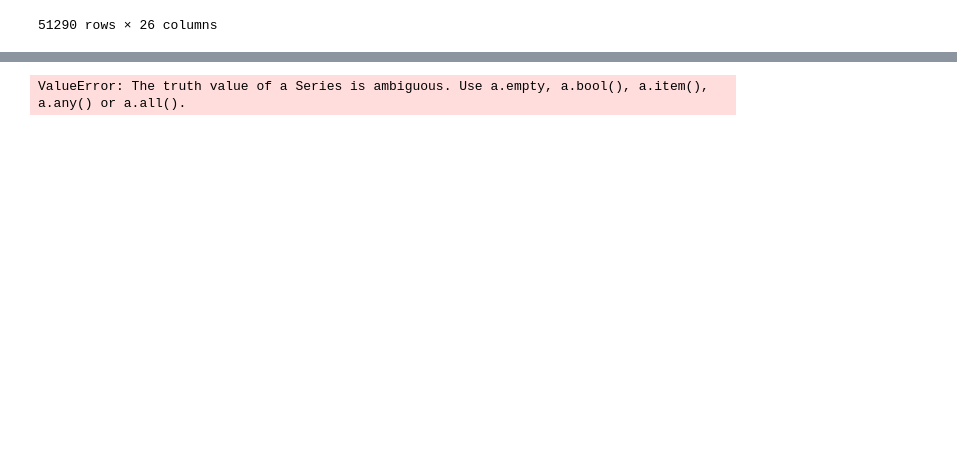
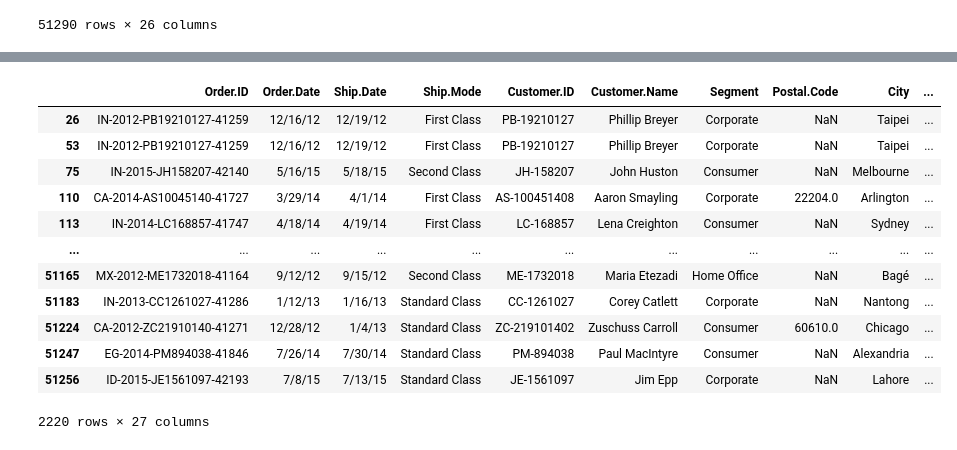
Before and after one commit to jackcopeland11/machine_learning_project, a Jupyter notebook: Hugh_Goode/ML_Lab.ipynb, the cells around one changed output, grey strips where cells are left out. Cells and saved outputs as stored; diff of their text form; code cells hidden in the pictures; blank space fills up the shorter version.

```diff
--- a/Hugh_Goode/ML_Lab.ipynb
+++ b/Hugh_Goode/ML_Lab.ipynb
@@ -221,0 +215,3 @@ def f(row):
+# %%
+combined['target'] = np.where(combined['Returned'].isnull(), 0, 1)
+combined
@@ -222,4 +232,16 @@ def f(row):
 # %%
-combined['target'] = combined.apply(f, axis=1)
+combined[combined['target'] == 1]
 # %% [output]
+|  | Order.ID | Order.Date | Ship.Date | Ship.Mode | Customer.ID | Customer.Name | Segment | Postal.Code | City | ... |
+| 26 | IN-2012-PB19210127-41259 | 12/16/12 | 12/19/12 | First Class | PB-19210127 | Phillip Breyer | Corporate | NaN | Taipei | ... |
+| 53 | IN-2012-PB19210127-41259 | 12/16/12 | 12/19/12 | First Class | PB-19210127 | Phillip Breyer | Corporate | NaN | Taipei | ... |
+| 75 | IN-2015-JH158207-42140 | 5/16/15 | 5/18/15 | Second Class | JH-158207 | John Huston | Consumer | NaN | Melbourne | ... |
+| 110 | CA-2014-AS10045140-41727 | 3/29/14 | 4/1/14 | First Class | AS-100451408 | Aaron Smayling | Corporate | 22204.0 | Arlington | ... |
+| 113 | IN-2014-LC168857-41747 | 4/18/14 | 4/19/14 | First Class | LC-168857 | Lena Creighton | Consumer | NaN | Sydney | ... |
+| ... | ... | ... | ... | ... | ... | ... | ... | ... | ... | ... |
+| 51165 | MX-2012-ME1732018-41164 | 9/12/12 | 9/15/12 | Second Class | ME-1732018 | Maria Etezadi | Home Office | NaN | Bagé | ... |
+| 51183 | IN-2013-CC1261027-41286 | 1/12/13 | 1/16/13 | Standard Class | CC-1261027 | Corey Catlett | Corporate | NaN | Nantong | ... |
+| 51224 | CA-2012-ZC21910140-41271 | 12/28/12 | 1/4/13 | Standard Class | ZC-219101402 | Zuschuss Carroll | Consumer | 60610.0 | Chicago | ... |
+| 51247 | EG-2014-PM894038-41846 | 7/26/14 | 7/30/14 | Standard Class | PM-894038 | Paul MacIntyre | Consumer | NaN | Alexandria | ... |
+| 51256 | ID-2015-JE1561097-42193 | 7/8/15 | 7/13/15 | Standard Class | JE-1561097 | Jim Epp | Corporate | NaN | Lahore | ... |
-ValueError: The truth value of a Series is ambiguous. Use a.empty, a.bool(), a.item(), a.any() or a.all().
+2220 rows × 27 columns
```
Also changed, not shown: parts of 15 cells of this notebook.
